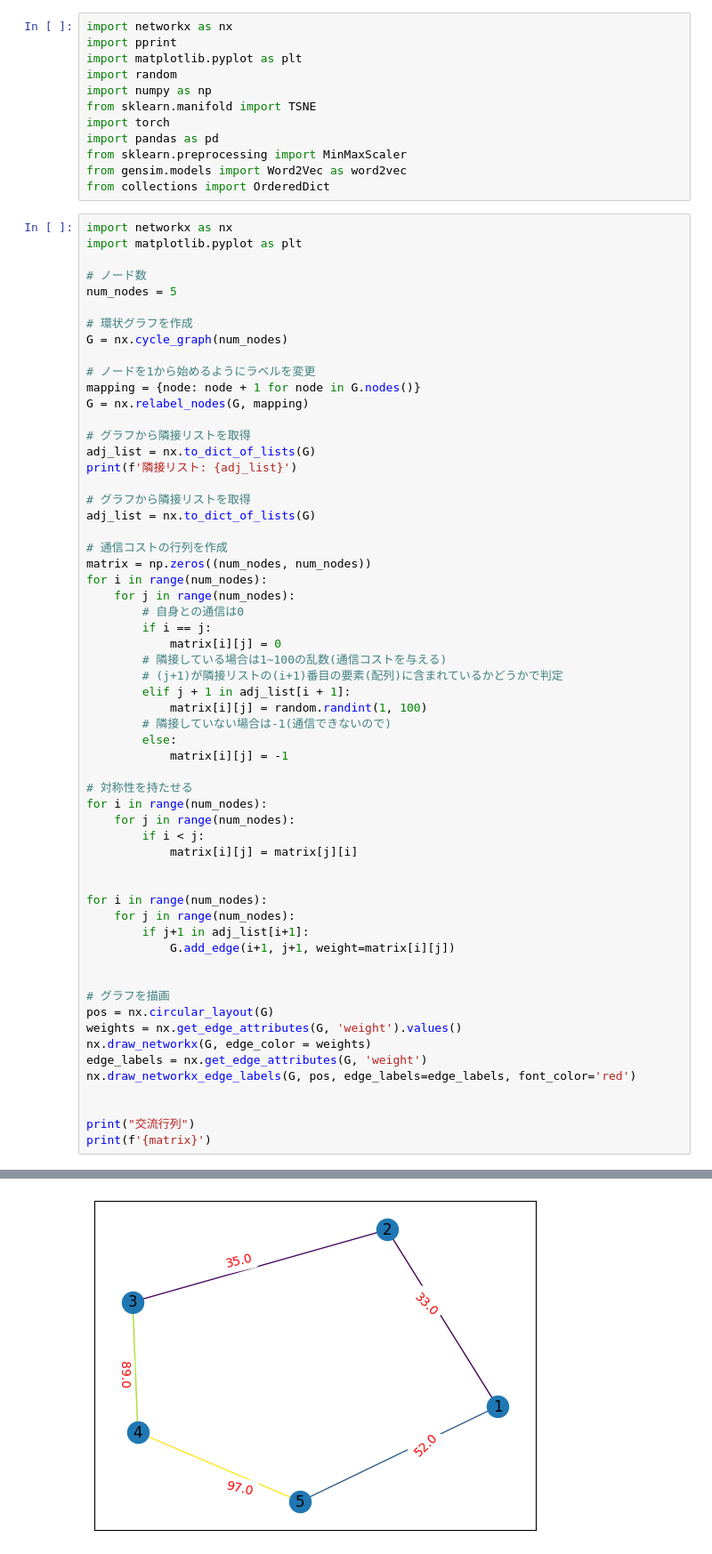
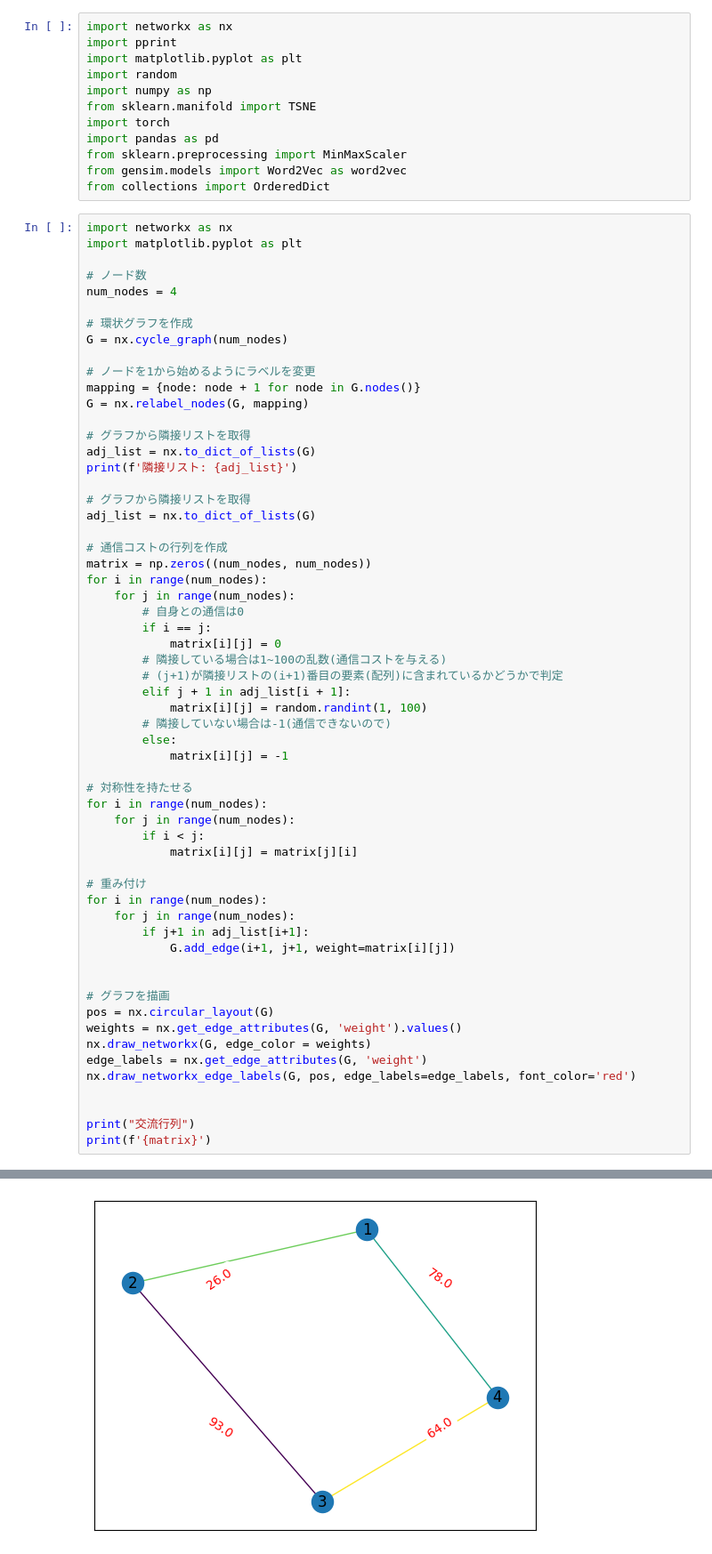
Before and after one commit to yamamotoeigo/consideration_of_computer_power, a Jupyter notebook: src/main.ipynb, the cells around one changed output, grey strips where cells are left out. Shown: that part at 89% size. Drawn from its saved outputs; the diff is of its cells as text.

```diff
--- a/src/main.ipynb
+++ b/src/main.ipynb
@@ -15,7 +15,7 @@ import networkx as nx
 import matplotlib.pyplot as plt
 
 # ノード数
-num_nodes = 5
+num_nodes = 4
 
 # 環状グラフを作成
 G = nx.cycle_graph(num_nodes)
@@ -52,7 +52,7 @@ for i in range(num_nodes):
         if i < j:
             matrix[i][j] = matrix[j][i]
 
-
+# 重み付け
 for i in range(num_nodes):
     for j in range(num_nodes):
         if j+1 in adj_list[i+1]:
@@ -80 +79 @@ print(f'{matrix}')
-[figure, old version]
+[figure, new version]
```
Also changed, not shown: parts of 5 cells of this notebook, 1 other file.
